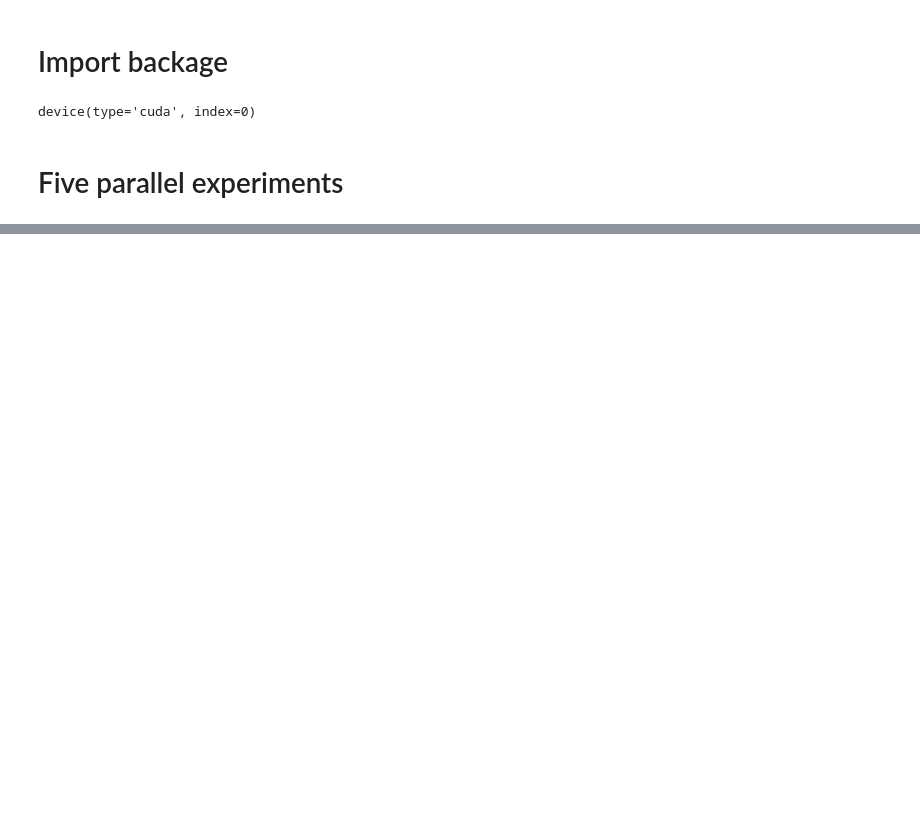
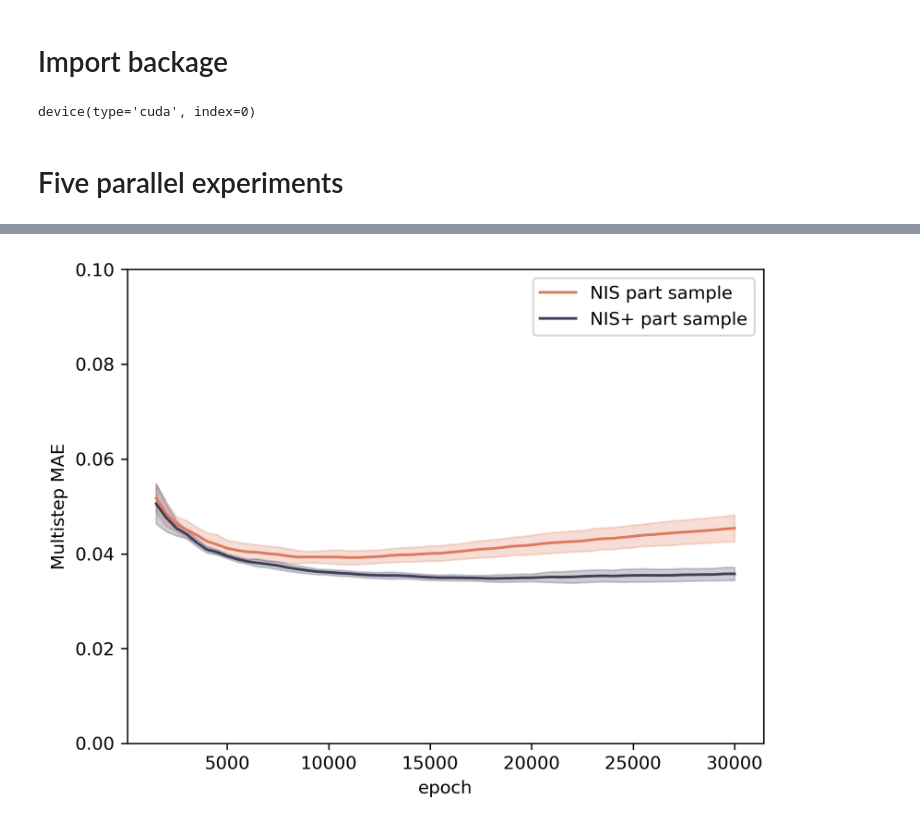
Before and after one commit to Matthew-ymz/Code-for-Finding-emergence-in-data-, a Jupyter notebook: exp/sir/SIR EI and multistepmae.ipynb, the cells around one changed output, grey strips where cells are left out. Drawn from its saved outputs; the diff is of its cells as text; code cells hidden in the pictures; blank space fills up the shorter version.

Commit message:
multistepmae finished

```diff
--- a/exp/sir/SIR EI and multistepmae.ipynb
+++ b/exp/sir/SIR EI and multistepmae.ipynb
@@ -126,3 +124,25 @@ for e in range(experiments):
+# %%
+plt.figure(dpi=300)
+color_label = ['#F4F1DE', '#DF7A5E', '#3C405B', '#82B29A', '#F2CC8E', '#A8DADC', '#457B9D', '#1D3557']
+lens=len(MAEs_mstep_nis_e[0,3:])
+timesteps = np.arange(len(MAEs_mstep_nis_e[0,:]))[3:]*500
+compare1=np.cumsum(MAEs_mstep_nis_e[:,3:],1)/np.linspace(1, lens, lens)
+compare2=np.cumsum(MAEs_mstep_nisp_e[:,3:],1)/np.linspace(1, lens, lens)
+means_nis = np.mean(compare1,axis=0)
+stds_nis = np.std(compare1,axis=0)
+means_nisp = np.mean(compare2,axis=0)
+stds_nisp = np.std(compare2,axis=0)
+plt.plot(timesteps, means_nis, label='NIS part sample',color=color_label[1])
+plt.fill_between(timesteps, means_nis-stds_nis, means_nis+stds_nis,alpha=0.25,color=color_label[1])
+plt.plot(timesteps, means_nisp, label='NIS+ part sample',color=color_label[2])
+plt.fill_between(timesteps, means_nisp-stds_nisp, means_nisp+stds_nisp,alpha=0.25,color=color_label[2])
+plt.legend()
+plt.xlabel("epoch")
+plt.ylabel('Multistep MAE')
+plt.ylim([0,0.1])
+plt.show()
+# %% [output]
+[figure, added]
 # %%
 plt.figure(dpi=300)
 color_label = ['#F4F1DE', '#DF7A5E', '#3C405B', '#82B29A', '#F2CC8E', '#A8DADC', '#457B9D', '#1D3557']
```
Also changed, not shown: parts of 5 cells of this notebook, 16 other files.
